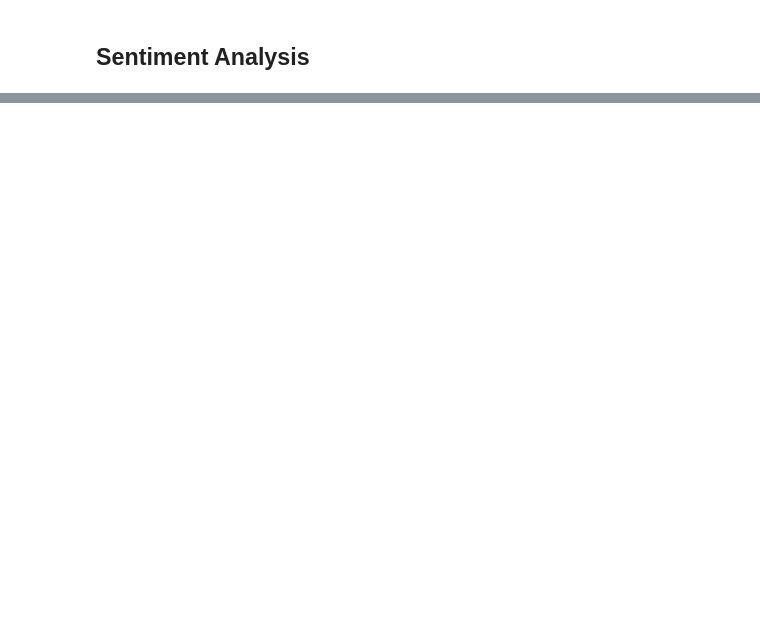
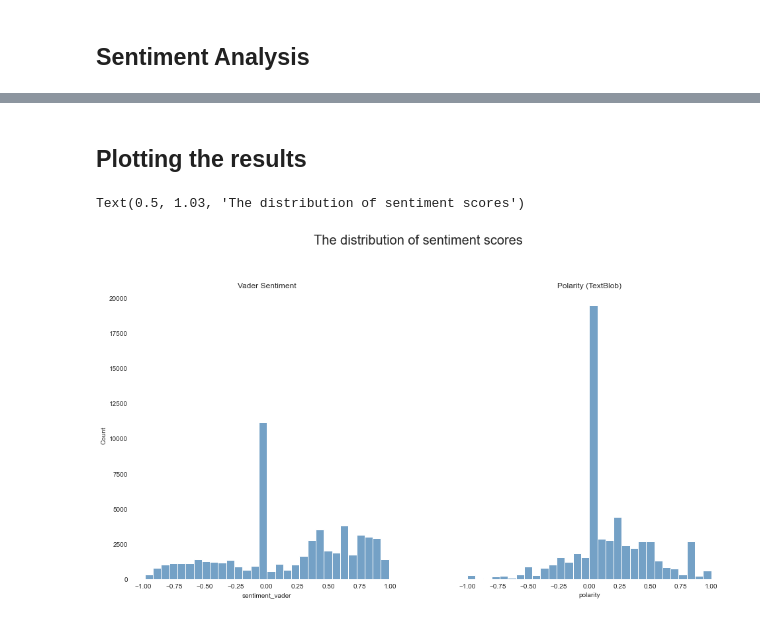
Before and after one commit to TZstatsADS/Spring2021-Project5-group2, a Jupyter notebook: doc/Sentiment Analysis.ipynb, the cells around one changed output, grey strips where cells are left out. Cells and saved outputs as stored; diff of their text form; code cells hidden in the pictures; blank space fills up the shorter version.

Commit message:
updated data cleaning for sentiment analysis - added polarity, objectivity, sentiment scores - saved changes in sentiment_analysis_clean.csv

```diff
--- a/doc/Sentiment Analysis.ipynb
+++ b/doc/Sentiment Analysis.ipynb
@@ -78,7 +108,7 @@ def denoise(tweets):
 # source: https://towardsdatascience.com/text-normalization-7ecc8e084e31
 
 def normalize_contractions(tweets):
-    contraction_list = json.loads(open('english_contractions.json', 'r').read())
+    contraction_list = json.loads(open('../data/english_contractions.json', 'r').read())
     clean_tweets = []
 
     for tweet in tweets:
@@ -118,7 +196,9 @@ def _normalize_contractions_text(text, contractions):
 def normalization_pipeline(tweets):
 
     tweets = denoise(tweets)
+    tweets = deEmojify(tweets)
     tweets = normalize_contractions(tweets)
+    tweets = remove_stop_words(tweets)
 
     return tweets
 # %%
@@ -201,0 +225,35 @@ df
+# %%
+# compute scores
+tweets_clean = df['sentiment_text']
+
+polarity = []
+subjectivity = []
+sentiment_vader = []
+
+for tweet in tweets_clean:
+    sentiment_scores(tweet)
+
+df['subjectivity_score'] = subjectivity
+df['polarity'] = polarity
+df['sentiment_vader'] = sentiment_vader
+# %% [markdown]
+## Plotting the results
+# %%
+def get_rid_of_spine(axes):
+    for ax in axes:
+        for spine in ax.spines.values():
+            spine.set_visible(False)
+# %%
+# Plotting polarity vs sentiment
+fig, (ax1, ax2) = plt.subplots(1, 2, figsize=(16,8), sharey=True)
+g1 = sns.histplot(x=df['sentiment_vader'], color="steelblue", ax=ax1, bins = 30)
+g2 = sns.histplot(x=df['polarity'], color="steelblue", ax=ax2, bins = 30)
+
+ax1.set_title("Vader Sentiment")
+ax2.set_title("Polarity (TextBlob)")
+
+get_rid_of_spine([ax1, ax2])
+plt.suptitle("The distribution of sentiment scores", y = 1.03, fontsize=20)
+# %% [output]
+Text(0.5, 1.03, 'The distribution of sentiment scores')
+[figure, added]
```
Also changed, not shown: parts of 13 cells of this notebook, 1 other file.
